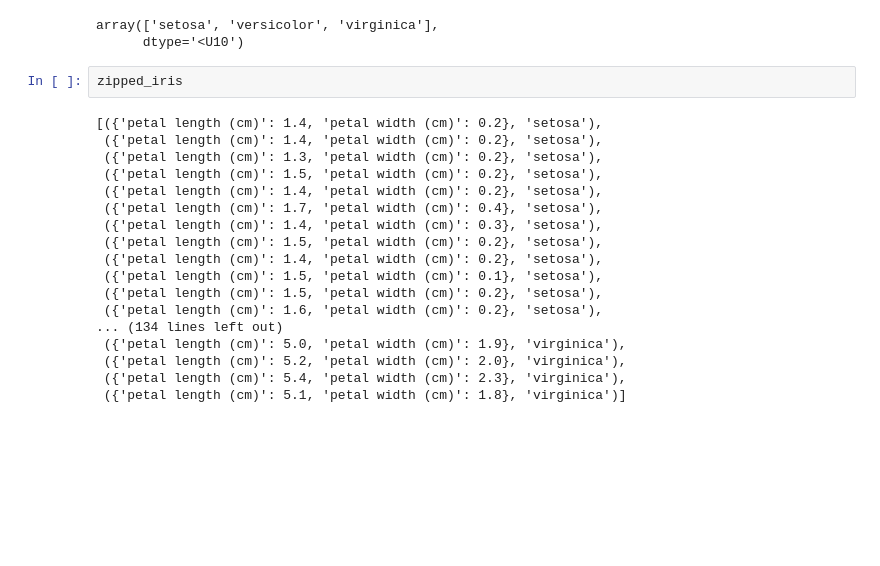
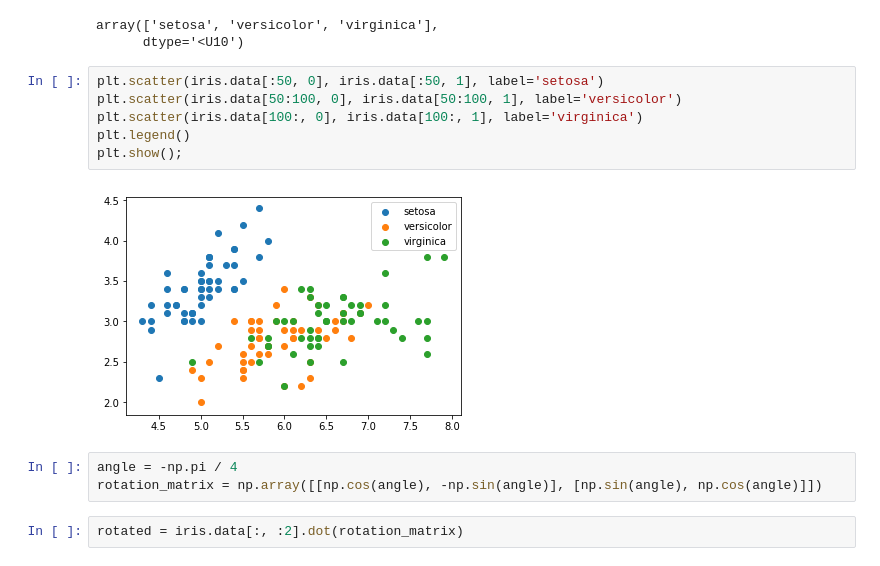
Before and after one commit to kurtrm/decision_tree, a Jupyter notebook: sklearn_dtc.ipynb, the cells around one changed output. Drawn from its saved outputs; the diff is of its cells as text; blank space fills up the shorter version.

Commit message:
Messed around with applying a rotation matrix to the sepal length and width data, since the decision tree would have an easier time splitting there.

```diff
--- a/sklearn_dtc.ipynb
+++ b/sklearn_dtc.ipynb
@@ -142,23 +150,16 @@ iris['target_names']
 # %% [output]
 array(['setosa', 'versicolor', 'virginica'],
       dtype='<U10')
-# %%
-zipped_iris
-# %% [output]
-[({'petal length (cm)': 1.4, 'petal width (cm)': 0.2}, 'setosa'),
- ({'petal length (cm)': 1.4, 'petal width (cm)': 0.2}, 'setosa'),
- ({'petal length (cm)': 1.3, 'petal width (cm)': 0.2}, 'setosa'),
- ({'petal length (cm)': 1.5, 'petal width (cm)': 0.2}, 'setosa'),
- ({'petal length (cm)': 1.4, 'petal width (cm)': 0.2}, 'setosa'),
- ({'petal length (cm)': 1.7, 'petal width (cm)': 0.4}, 'setosa'),
- ({'petal length (cm)': 1.4, 'petal width (cm)': 0.3}, 'setosa'),
- ({'petal length (cm)': 1.5, 'petal width (cm)': 0.2}, 'setosa'),
- ({'petal length (cm)': 1.4, 'petal width (cm)': 0.2}, 'setosa'),
- ({'petal length (cm)': 1.5, 'petal width (cm)': 0.1}, 'setosa'),
- ({'petal length (cm)': 1.5, 'petal width (cm)': 0.2}, 'setosa'),
- ({'petal length (cm)': 1.6, 'petal width (cm)': 0.2}, 'setosa'),
-... (134 lines left out)
- ({'petal length (cm)': 5.0, 'petal width (cm)': 1.9}, 'virginica'),
- ({'petal length (cm)': 5.2, 'petal width (cm)': 2.0}, 'virginica'),
- ({'petal length (cm)': 5.4, 'petal width (cm)': 2.3}, 'virginica'),
- ({'petal length (cm)': 5.1, 'petal width (cm)': 1.8}, 'virginica')]
+# %%
+plt.scatter(iris.data[:50, 0], iris.data[:50, 1], label='setosa')
+plt.scatter(iris.data[50:100, 0], iris.data[50:100, 1], label='versicolor')
+plt.scatter(iris.data[100:, 0], iris.data[100:, 1], label='virginica')
+plt.legend()
+plt.show();
+# %% [output]
+[figure, added]
+# %%
+angle = -np.pi / 4
+rotation_matrix = np.array([[np.cos(angle), -np.sin(angle)], [np.sin(angle), np.cos(angle)]])
+# %%
+rotated = iris.data[:, :2].dot(rotation_matrix)
```
Also changed, not shown: parts of 3 cells of this notebook, 1 other file.
